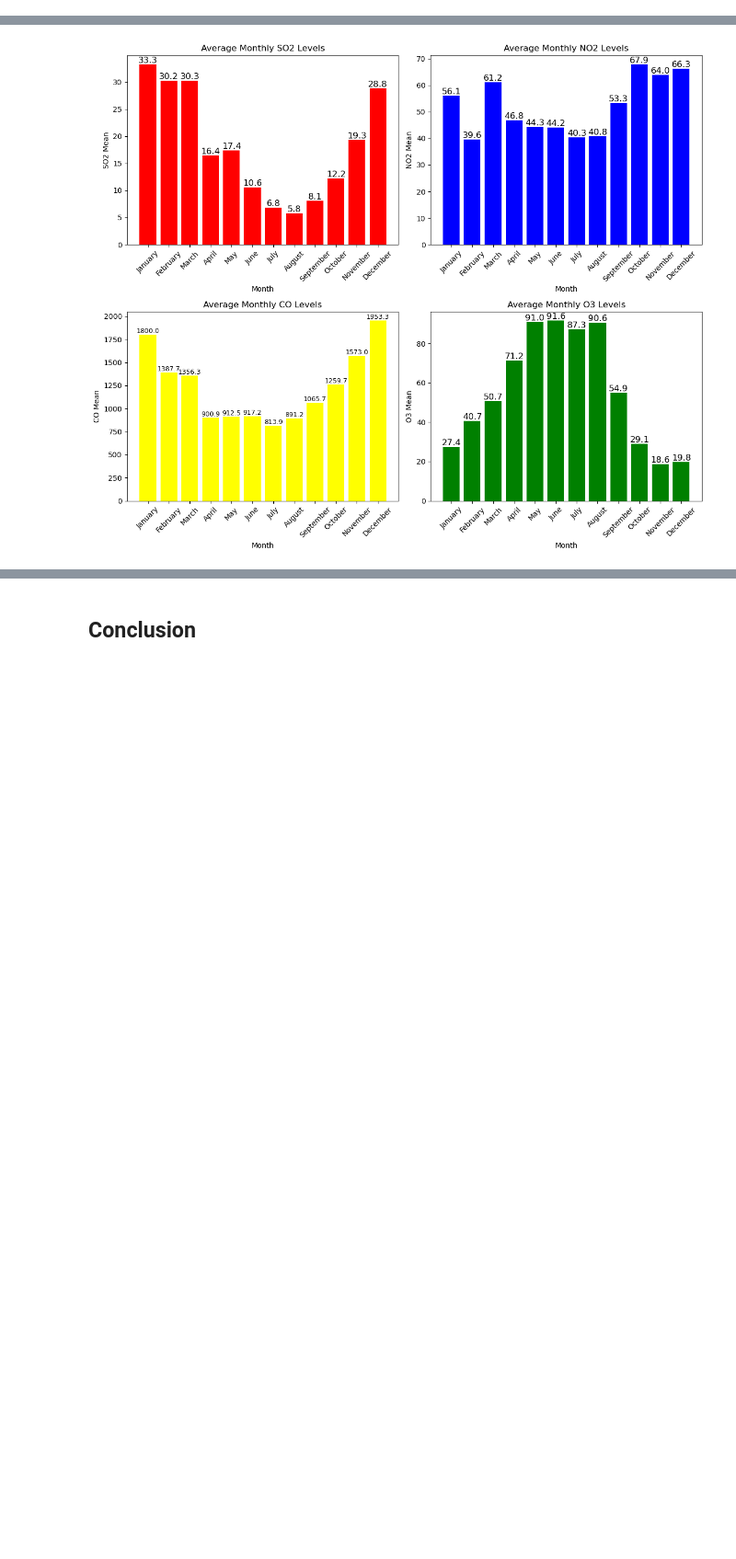
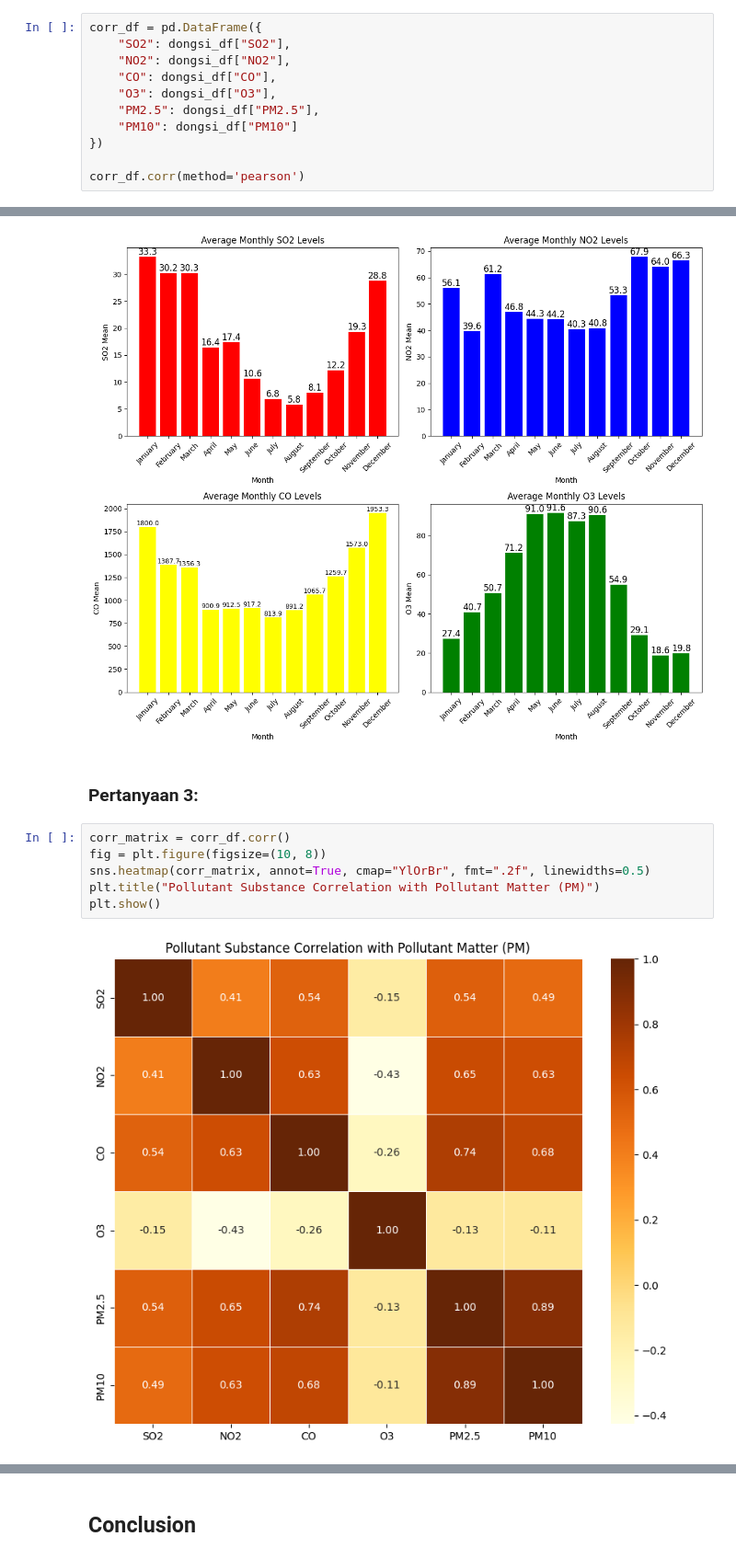
Before and after one commit to Ryu2804/Dongsi-Air-Pollution-Project, a Jupyter notebook: Proyek_Analisis_Data.ipynb, the cells around one changed output, grey strips where cells are left out. Shown at 92% size. Saved outputs shown, nothing was run; the diff lists cells and outputs as text; blank space fills up the shorter version.

```diff
--- a/Proyek_Analisis_Data.ipynb
+++ b/Proyek_Analisis_Data.ipynb
@@ -156,0 +185,11 @@ dongsi_df.groupby(by="month").agg({
+# %%
+corr_df = pd.DataFrame({
+    "SO2": dongsi_df["SO2"],
+    "NO2": dongsi_df["NO2"],
+    "CO": dongsi_df["CO"],
+    "O3": dongsi_df["O3"],
+    "PM2.5": dongsi_df["PM2.5"],
+    "PM10": dongsi_df["PM10"]
+})
+
+corr_df.corr(method='pearson')
@@ -258,6 +310,16 @@ plt.show()
 dongsi_df.to_csv("dongsi_df.csv",index=False)
 # %% [output]
 [figure]
+# %% [markdown]
+### Pertanyaan 3:
+# %%
+corr_matrix = corr_df.corr()
+fig = plt.figure(figsize=(10, 8))
+sns.heatmap(corr_matrix, annot=True, cmap="YlOrBr", fmt=".2f", linewidths=0.5)
+plt.title("Pollutant Substance Correlation with Pollutant Matter (PM)")
+plt.show()
+# %% [output]
+[figure, added]
 # %% [markdown]
 **Insight:**
 - Untuk PM2.5 dan PM10 karena memiliki korelasi yang positif maka, nilainya saling naik apabila variabel lainnya naik vice versa
```
Also changed, not shown: parts of 12 cells of this notebook, 5 other files.
